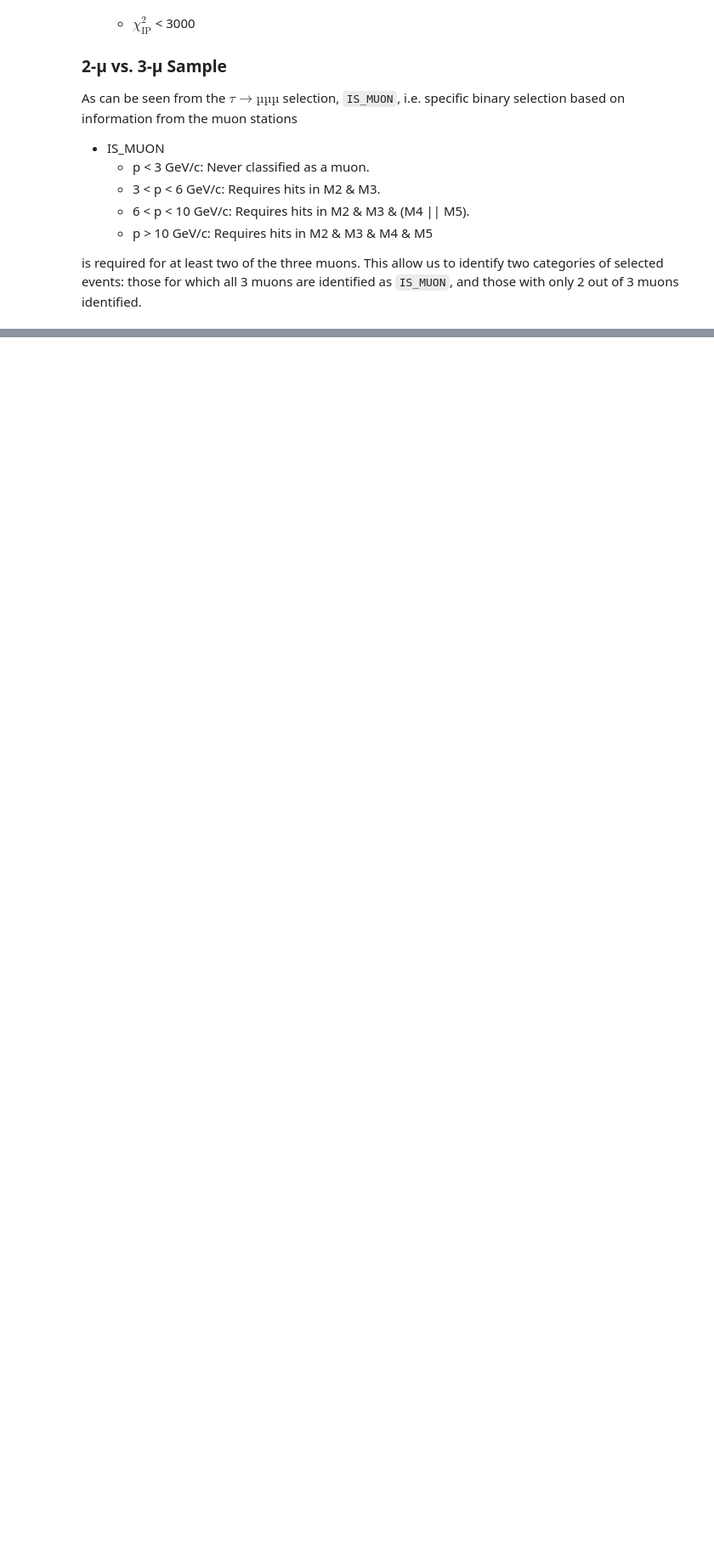
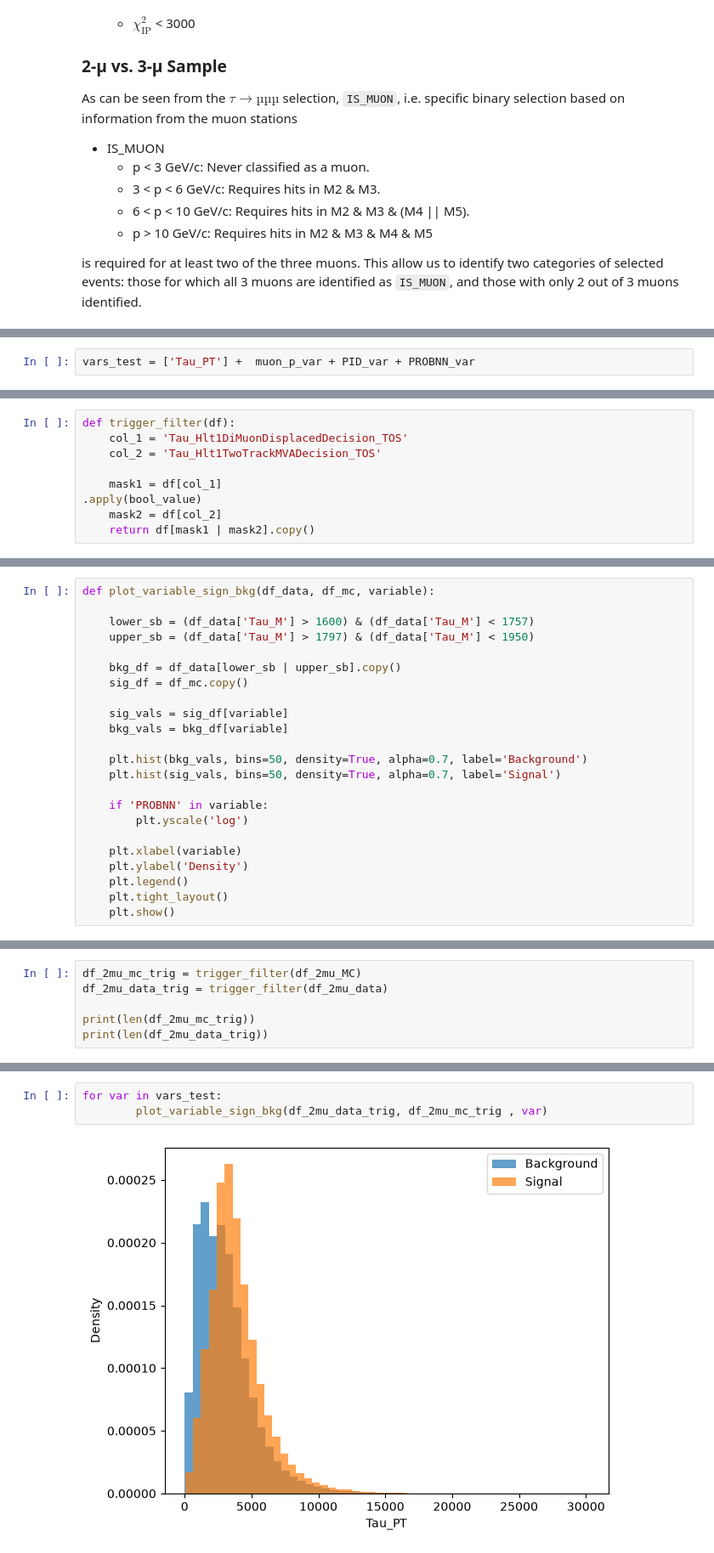
Before and after one commit to lhcb-bicocca/tesi_impicciche, a Jupyter notebook: notebooks/skimming.ipynb, the cells around one changed output, grey strips where cells are left out. Shown at 85% size. Drawn from its saved outputs; the diff is of its cells as text; blank space fills up the shorter version.

```diff
--- a/notebooks/skimming.ipynb
+++ b/notebooks/skimming.ipynb
@@ -114,0 +223,2 @@ To determine whether the candidate has been selected by a specific Hlt1 line or
+# %%
+vars_test = ['Tau_PT'] +  muon_p_var + PID_var + PROBNN_var
@@ -114,0 +246,8 @@ To determine whether the candidate has been selected by a specific Hlt1 line or
+# %%
+def trigger_filter(df):
+    col_1 = 'Tau_Hlt1DiMuonDisplacedDecision_TOS'
+    col_2 = 'Tau_Hlt1TwoTrackMVADecision_TOS'
+
+    mask1 = df[col_1]                                                                                                           .apply(bool_value)
+    mask2 = df[col_2]
+    return df[mask1 | mask2].copy()
@@ -114,0 +256,23 @@ To determine whether the candidate has been selected by a specific Hlt1 line or
+# %%
+def plot_variable_sign_bkg(df_data, df_mc, variable):
+
+    lower_sb = (df_data['Tau_M'] > 1600) & (df_data['Tau_M'] < 1757)
+    upper_sb = (df_data['Tau_M'] > 1797) & (df_data['Tau_M'] < 1950)
+
+    bkg_df = df_data[lower_sb | upper_sb].copy()
+    sig_df = df_mc.copy()
+
+    sig_vals = sig_df[variable]
+    bkg_vals = bkg_df[variable]
+
+    plt.hist(bkg_vals, bins=50, density=True, alpha=0.7, label='Background')
+    plt.hist(sig_vals, bins=50, density=True, alpha=0.7, label='Signal')
+
+    if 'PROBNN' in variable:
+        plt.yscale('log')
+
+    plt.xlabel(variable)
+    plt.ylabel('Density')
+    plt.legend()
+    plt.tight_layout()
+    plt.show()
@@ -114,0 +281,6 @@ To determine whether the candidate has been selected by a specific Hlt1 line or
+# %%
+df_2mu_mc_trig = trigger_filter(df_2mu_MC)
+df_2mu_data_trig = trigger_filter(df_2mu_data)
+
+print(len(df_2mu_mc_trig))
+print(len(df_2mu_data_trig))
@@ -114,0 +290,5 @@ To determine whether the candidate has been selected by a specific Hlt1 line or
+# %%
+for var in vars_test:
+        plot_variable_sign_bkg(df_2mu_data_trig, df_2mu_mc_trig , var)
+# %% [output]
+[figure, added]
```
Also changed, not shown: parts of 35 cells of this notebook.
